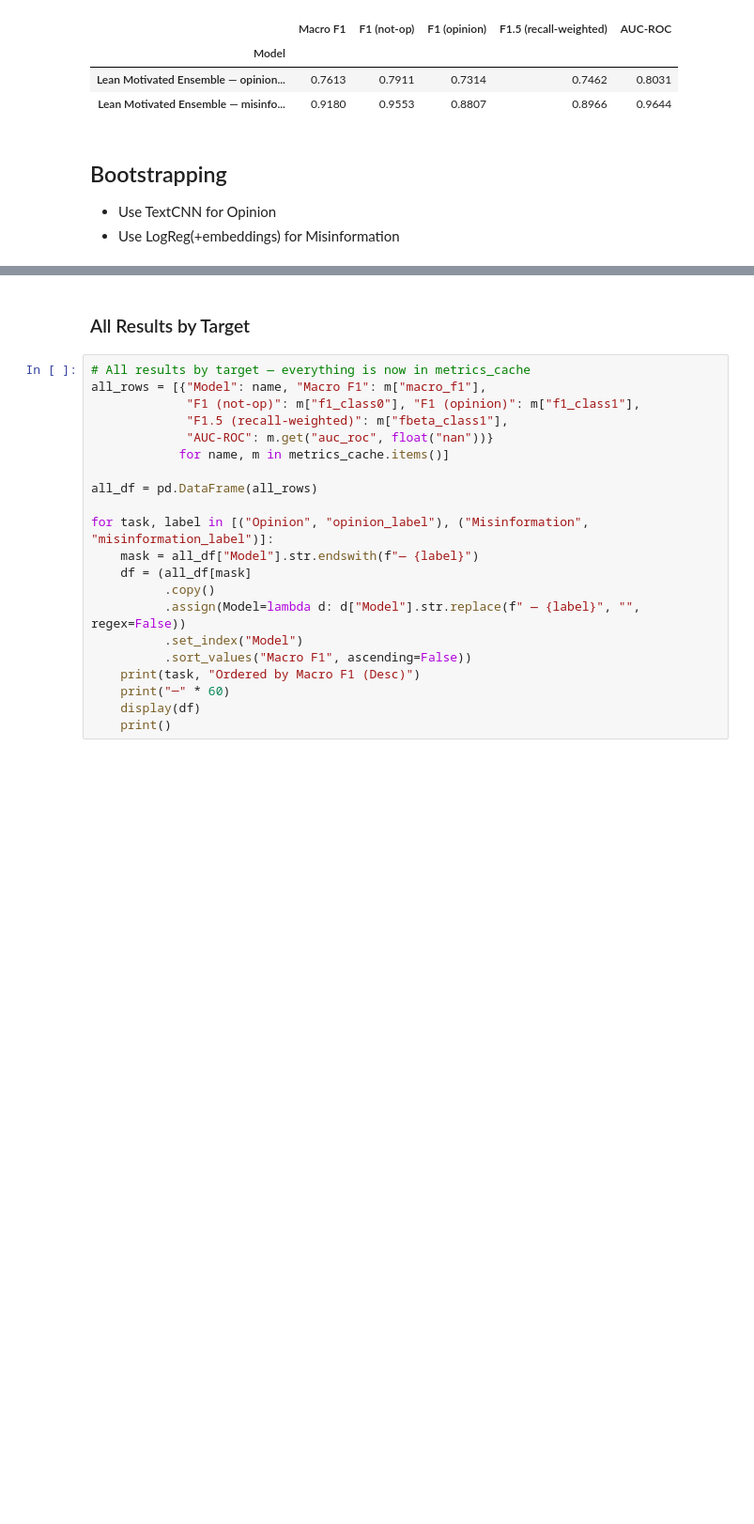
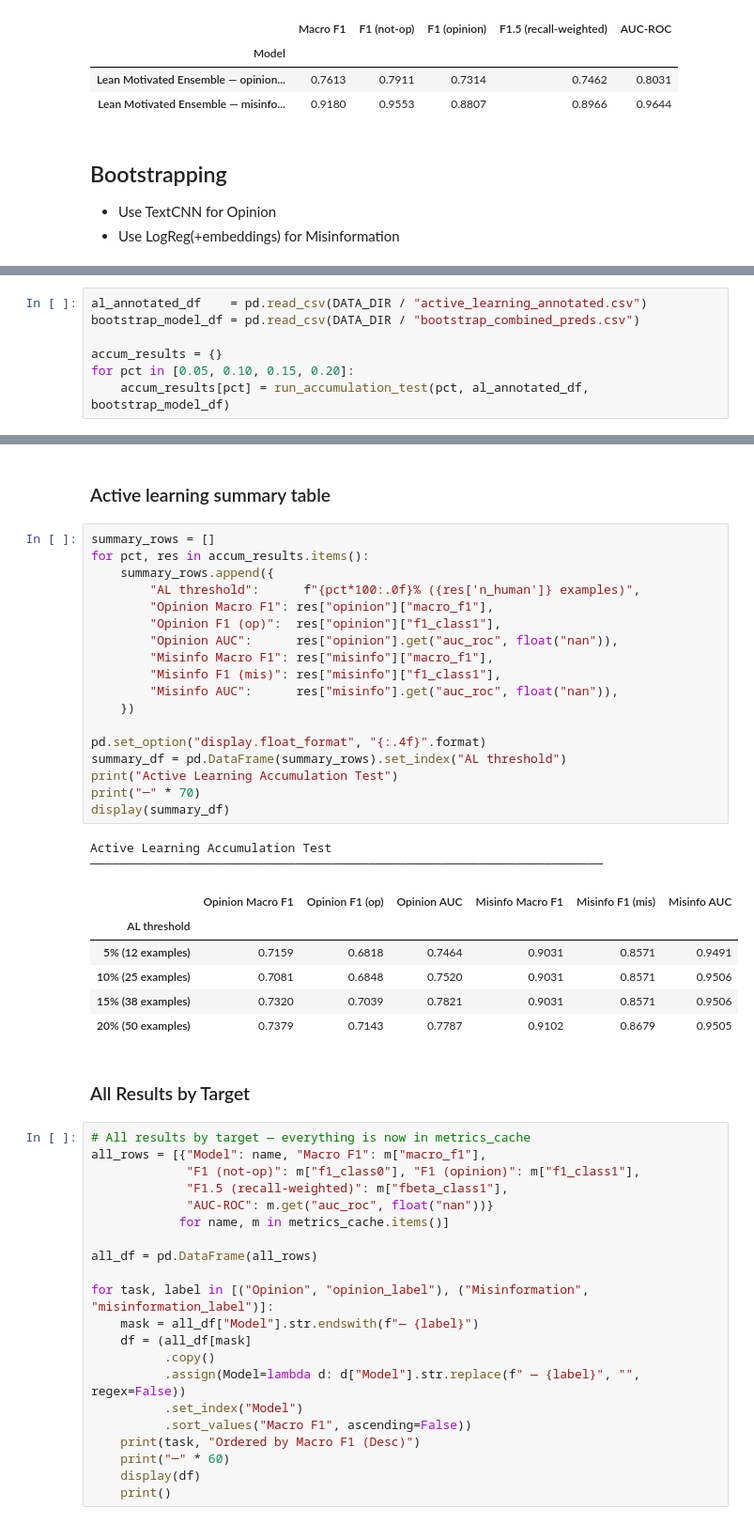
Before and after one commit to shiaoligreen/misinformation, a Jupyter notebook: 581_Sprint_4/src/TrainAndSaveModels.ipynb, the cells around one changed output, grey strips where cells are left out. Shown at 94% size. Drawn from its saved outputs; the diff is of its cells as text; blank space fills up the shorter version.

```diff
--- a/581_Sprint_4/src/TrainAndSaveModels.ipynb
+++ b/581_Sprint_4/src/TrainAndSaveModels.ipynb
@@ -628,0 +808,7 @@ Epoch  11 | loss=0.2426 | avg_dev_f1=0.7177 (opinion_label: 0.7177)
+# %%
+al_annotated_df    = pd.read_csv(DATA_DIR / "active_learning_annotated.csv")
+bootstrap_model_df = pd.read_csv(DATA_DIR / "bootstrap_combined_preds.csv")
+
+accum_results = {}
+for pct in [0.05, 0.10, 0.15, 0.20]:
+    accum_results[pct] = run_accumulation_test(pct, al_annotated_df, bootstrap_model_df)
@@ -629,3 +833,32 @@ Epoch  11 | loss=0.2426 | avg_dev_f1=0.7177 (opinion_label: 0.7177)
+# %% [markdown]
+### Active learning summary table
+# %%
+summary_rows = []
+for pct, res in accum_results.items():
+    summary_rows.append({
+        "AL threshold":      f"{pct*100:.0f}% ({res['n_human']} examples)",
+        "Opinion Macro F1": res["opinion"]["macro_f1"],
+        "Opinion F1 (op)":  res["opinion"]["f1_class1"],
+        "Opinion AUC":      res["opinion"].get("auc_roc", float("nan")),
+        "Misinfo Macro F1": res["misinfo"]["macro_f1"],
+        "Misinfo F1 (mis)": res["misinfo"]["f1_class1"],
+        "Misinfo AUC":      res["misinfo"].get("auc_roc", float("nan")),
+    })
+
+pd.set_option("display.float_format", "{:.4f}".format)
+summary_df = pd.DataFrame(summary_rows).set_index("AL threshold")
+print("Active Learning Accumulation Test")
+print("─" * 70)
+display(summary_df)
+# %% [output]
+Active Learning Accumulation Test
+──────────────────────────────────────────────────────────────────────
+|  | Opinion Macro F1 | Opinion F1 (op) | Opinion AUC | Misinfo Macro F1 | Misinfo F1 (mis) | Misinfo AUC |
+| AL threshold |  |  |  |  |  |  |
+| 5% (12 examples) | 0.7159 | 0.6818 | 0.7464 | 0.9031 | 0.8571 | 0.9491 |
+| 10% (25 examples) | 0.7081 | 0.6848 | 0.7520 | 0.9031 | 0.8571 | 0.9506 |
+| 15% (38 examples) | 0.7320 | 0.7039 | 0.7821 | 0.9031 | 0.8571 | 0.9506 |
+| 20% (50 examples) | 0.7379 | 0.7143 | 0.7787 | 0.9102 | 0.8679 | 0.9505 |
 # %% [markdown]
 ### All Results by Target
 # %%
```
Also changed, not shown: parts of 15 cells of this notebook.
